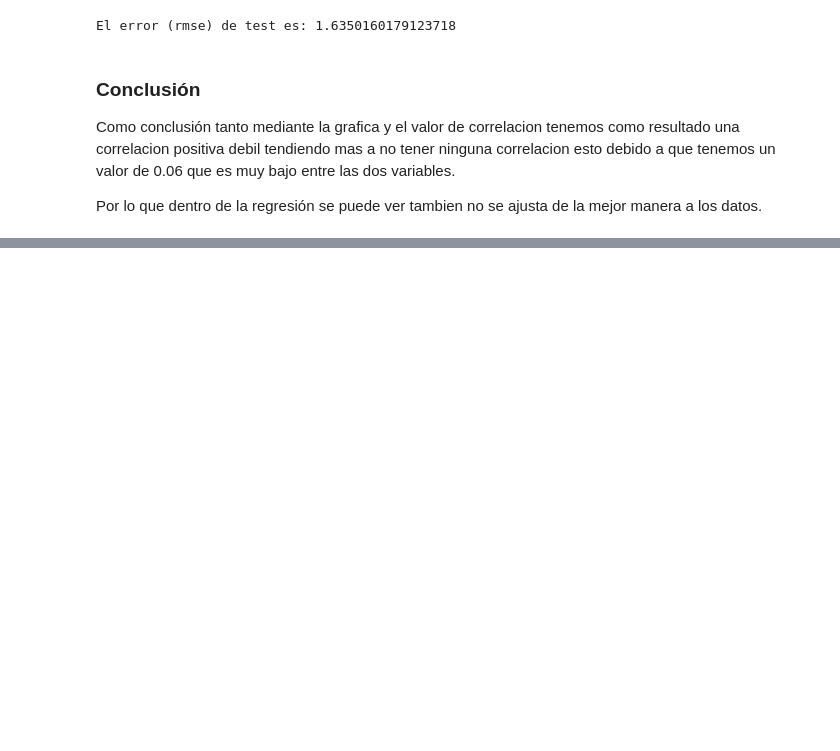
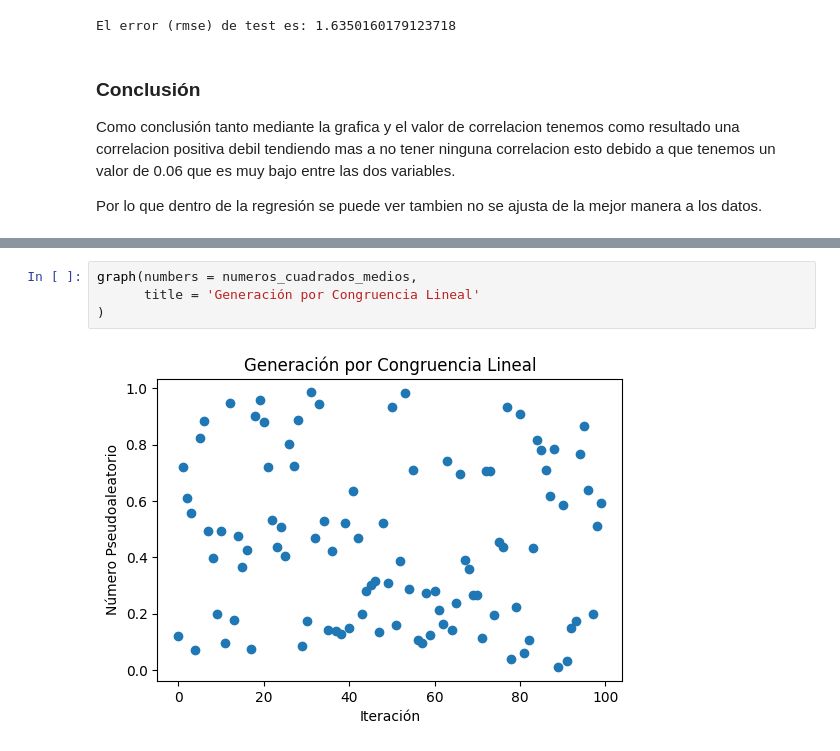
Before and after one commit to Juancarlos56/Repositorio-Simulacion-10, a Jupyter notebook: TareasEnClases/Tarea6__ForestFiresData_PruebasAleatoridad.ipynb, the cells around one changed output, grey strips where cells are left out. Saved outputs shown, nothing was run; the diff lists cells and outputs as text; blank space fills up the shorter version.

```diff
--- a/TareasEnClases/Tarea6__ForestFiresData_PruebasAleatoridad.ipynb
+++ b/TareasEnClases/Tarea6__ForestFiresData_PruebasAleatoridad.ipynb
@@ -306,0 +548,6 @@ Por lo que dentro de la regresión se puede ver tambien no se ajusta de la mejor
+# %%
+graph(numbers = numeros_cuadrados_medios,
+      title = 'Generación por Congruencia Lineal'
+)
+# %% [output]
+[figure, added]
```
Also changed, not shown: parts of 22 cells of this notebook.
